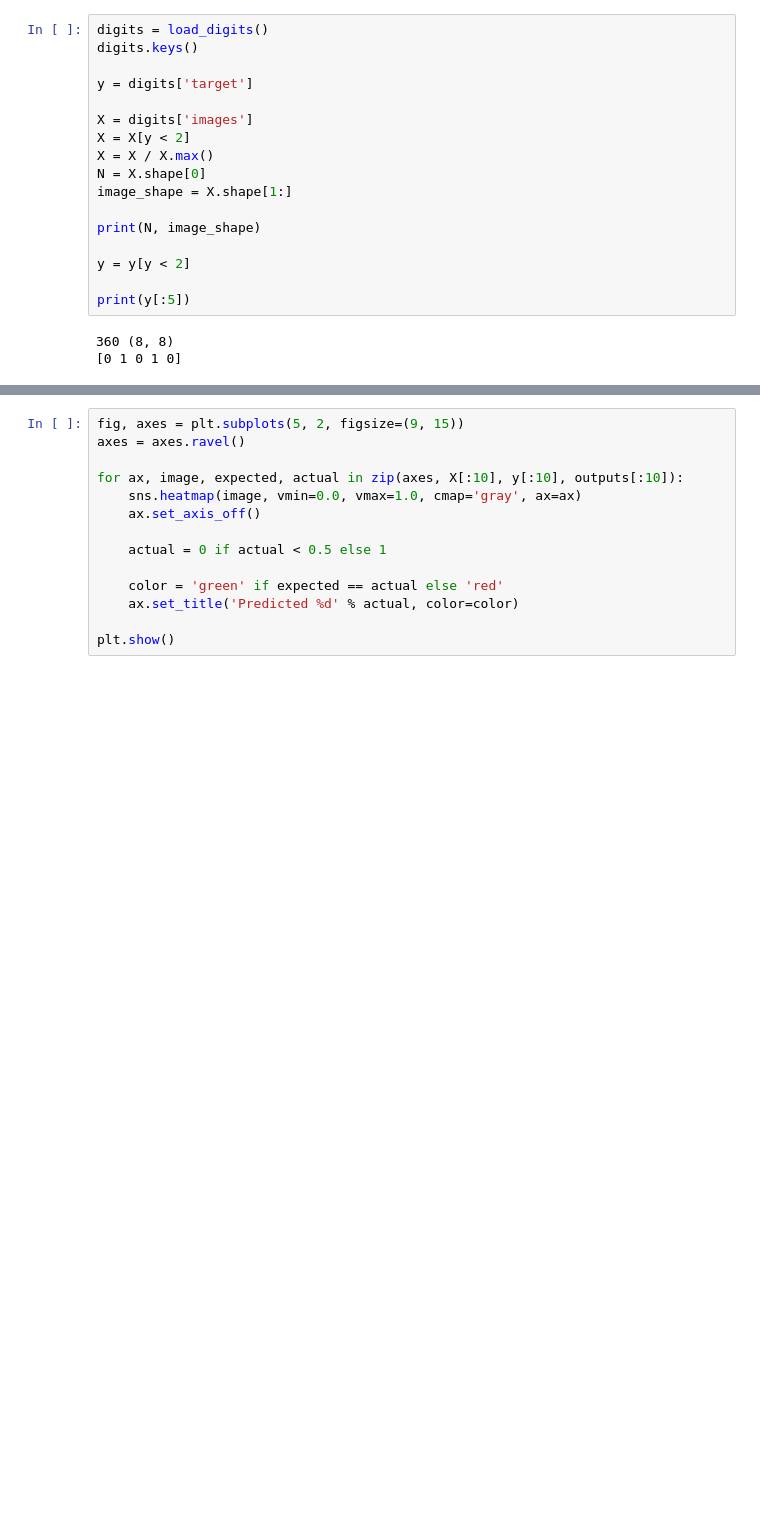
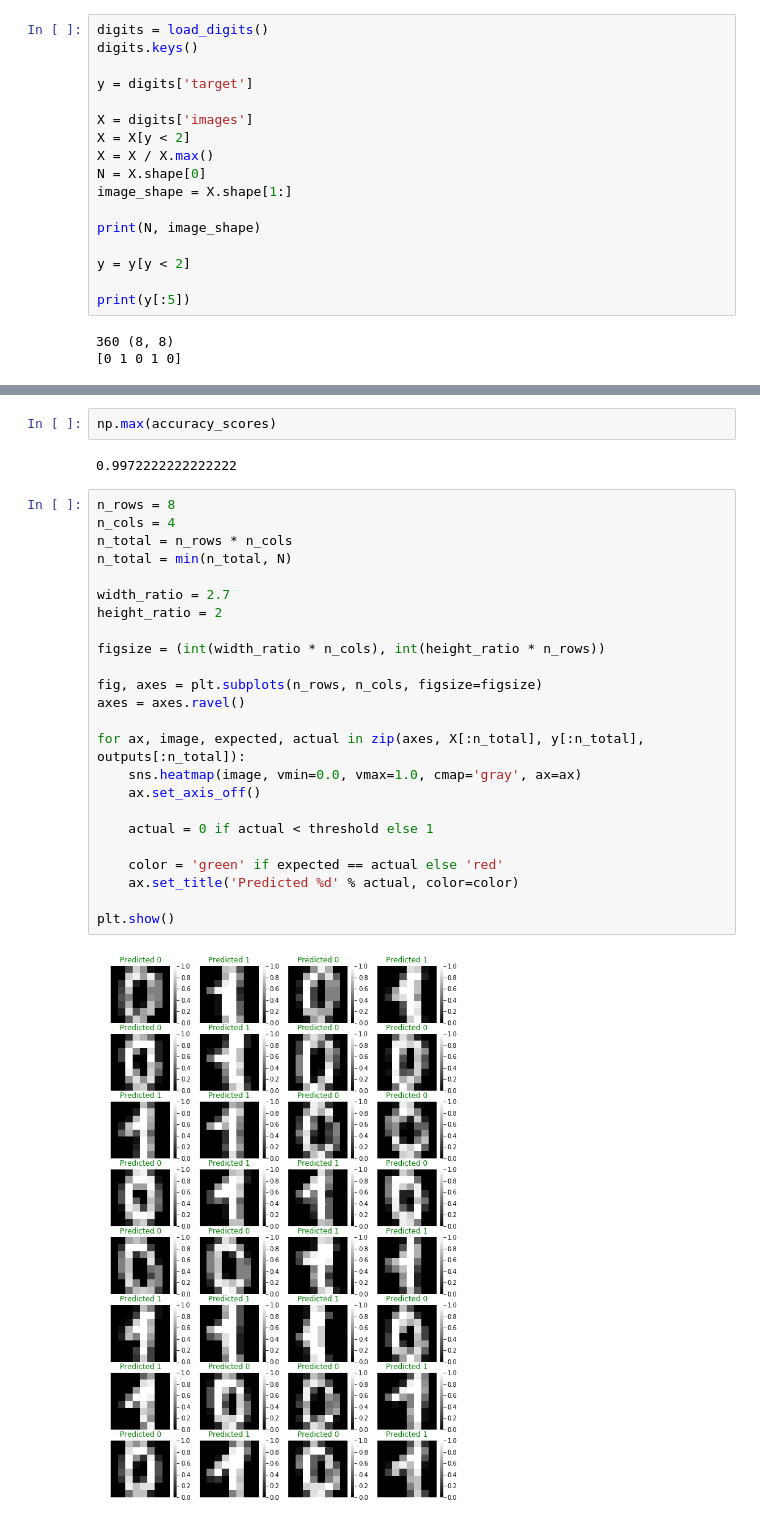
Before and after one commit to AnthonyDickson/summer-bursary-2018, a Jupyter notebook: Experiments-Binary_Classification.ipynb, the cells around one changed output, grey strips where cells are left out. Drawn from its saved outputs; the diff is of its cells as text; blank space fills up the shorter version.

```diff
--- a/Experiments-Binary_Classification.ipynb
+++ b/Experiments-Binary_Classification.ipynb
@@ -170,14 +160,30 @@ print()
+# %%
+np.max(accuracy_scores)
+# %% [output]
+0.9972222222222222
 # %%
-fig, axes = plt.subplots(5, 2, figsize=(9, 15))
+n_rows = 8
+n_cols = 4
+n_total = n_rows * n_cols
+n_total = min(n_total, N)
+
+width_ratio = 2.7
+height_ratio = 2
+
+figsize = (int(width_ratio * n_cols), int(height_ratio * n_rows))
+
+fig, axes = plt.subplots(n_rows, n_cols, figsize=figsize)
 axes = axes.ravel()
 
-for ax, image, expected, actual in zip(axes, X[:10], y[:10], outputs[:10]):
+for ax, image, expected, actual in zip(axes, X[:n_total], y[:n_total], outputs[:n_total]):
     sns.heatmap(image, vmin=0.0, vmax=1.0, cmap='gray', ax=ax)
     ax.set_axis_off()
 
-    actual = 0 if actual < 0.5 else 1
+    actual = 0 if actual < threshold else 1
 
     color = 'green' if expected == actual else 'red'
     ax.set_title('Predicted %d' % actual, color=color)
 
 plt.show()
+# %% [output]
+[figure, added]
```
Also changed, not shown: parts of 16 cells of this notebook, 1 other file.
